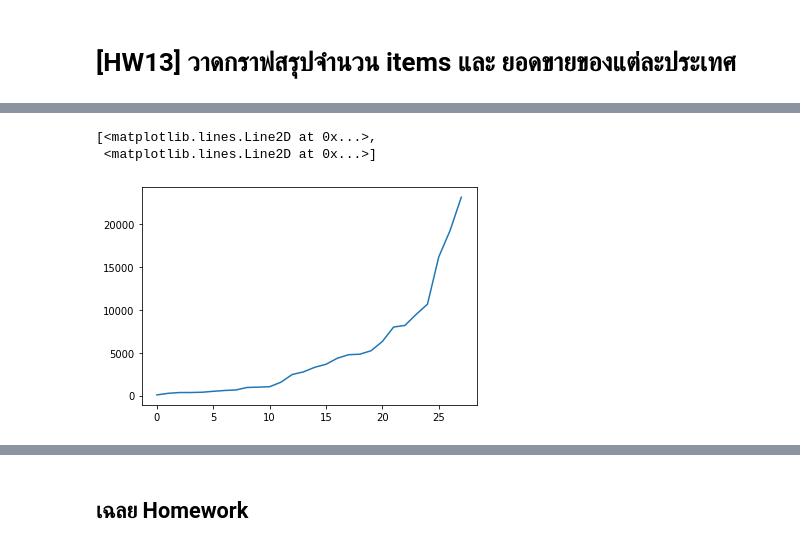
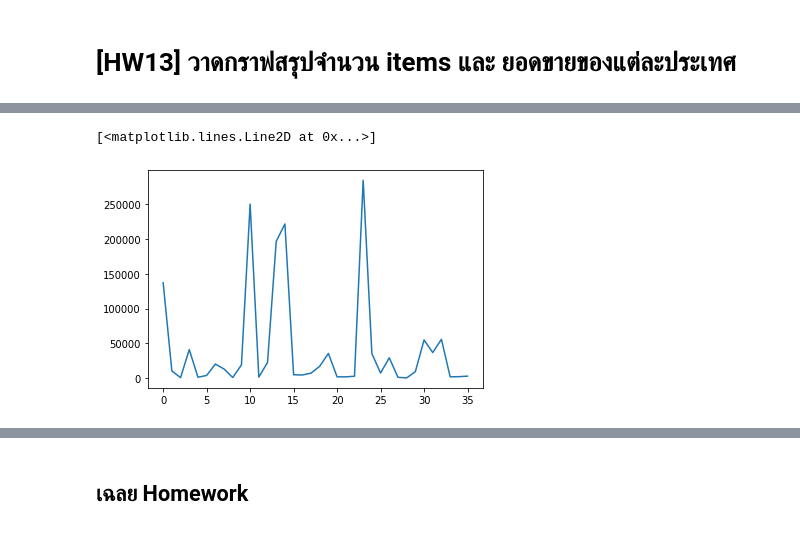
Before and after one commit to kittimaxz/DWDM21, a Jupyter notebook: Chapter6_Association_Rules.ipynb, the cells around one changed output, grey strips where cells are left out. Cells and saved outputs as stored; diff of their text form; code cells hidden in the pictures.

```diff
--- a/Chapter6_Association_Rules.ipynb
+++ b/Chapter6_Association_Rules.ipynb
@@ -252,0 +170,3 @@ sales_table
+# %%
+data_c['Total'] = data_c['Quantity']*data_c['UnitPrice'] # เพิ่ม  columnยอดขาย
+data_c
@@ -252,0 +192,3 @@ sales_table
+# %%
+cs = data_c.groupby('Country')[['Total']].sum()
+cs
@@ -252,0 +214,4 @@ sales_table
+# %%
+# reset index เพื่อที่จะเอา index  ไปใช้ตต่อ
+cs.reset_index(inplace=True)
+cs
@@ -252,0 +241,3 @@ sales_table
+# %%
+cs_drop = cs.drop(35) # ทำการตัดค่าที่ 35 ออกเพื่อดูกราฟของค่าอื่นๆ
+cs_drop
@@ -253,6 +262,5 @@ sales_table
 # %%
-plt.plot(range(len(sales_table.iloc[:-10,:])),sales_table.iloc[:-10,:])
+plt.plot(range(len(cs_drop.iloc[:,1])),cs_drop.iloc[:,1])
 # %% [output]
-[<matplotlib.lines.Line2D at 0x...>,
- <matplotlib.lines.Line2D at 0x...>]
+[<matplotlib.lines.Line2D at 0x...>]
-[figure, old version]
+[figure, new version]
```
Also changed, not shown: parts of 15 cells of this notebook.
